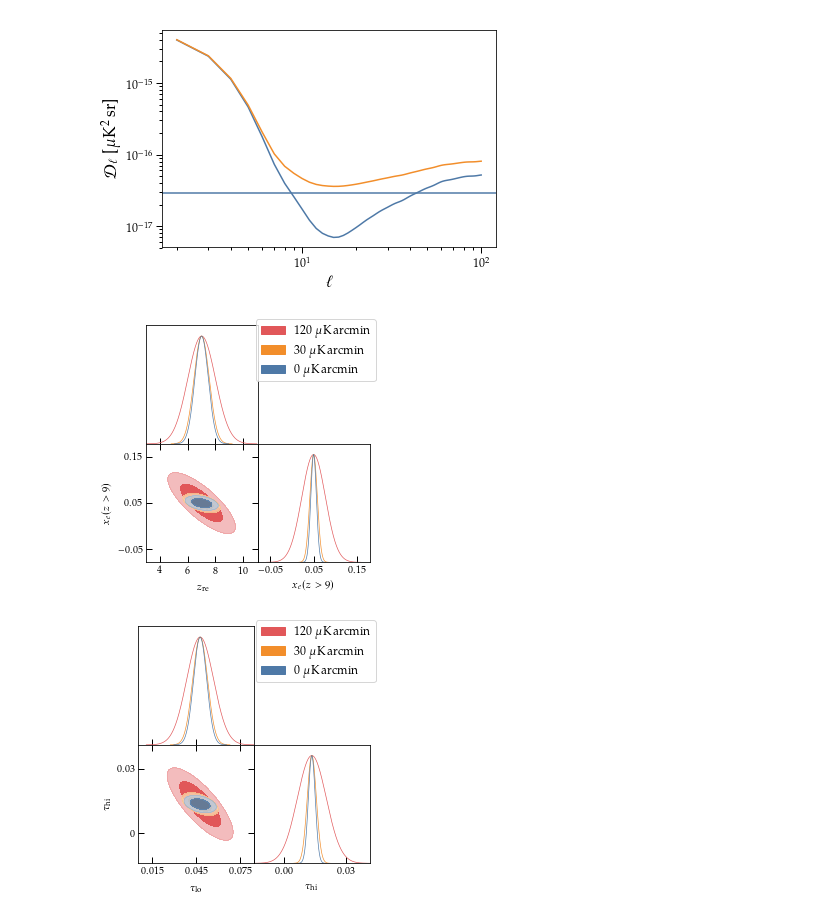
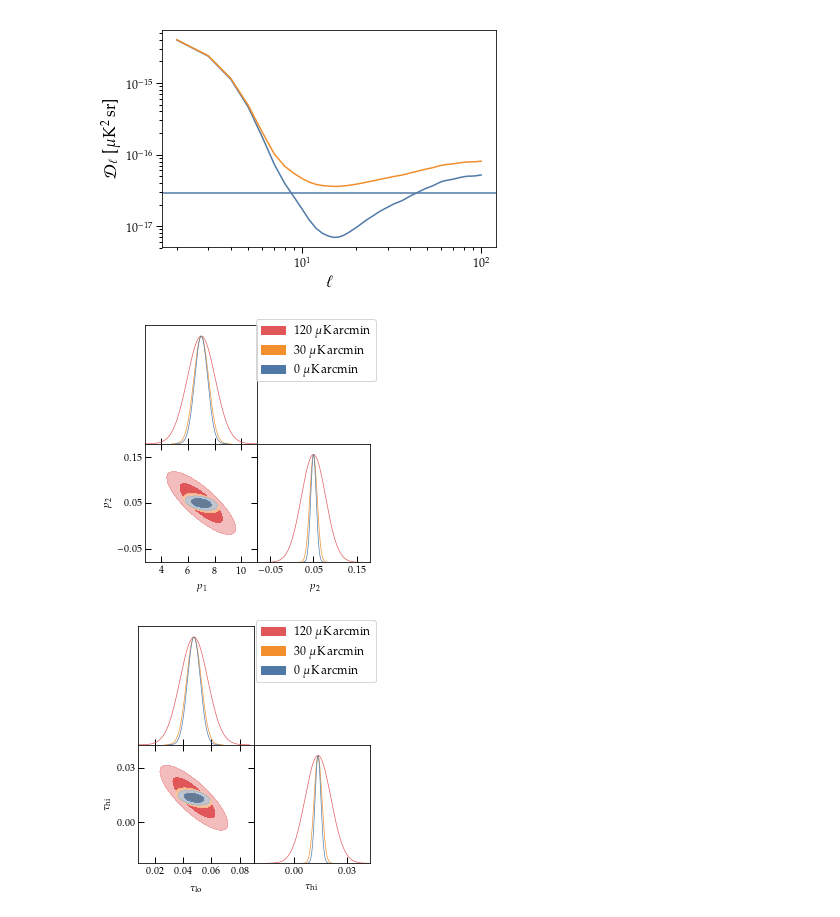
Before and after one commit to dncnwtts/low-ell-reionization, a Jupyter notebook: Fisher Testing.ipynb, the cells around one changed output. Drawn from its saved outputs; the diff is of its cells as text; code cells hidden in the pictures.

```diff
--- a/Fisher Testing.ipynb
+++ b/Fisher Testing.ipynb
@@ -572,6 +1197,7 @@ ell = np.arange(lmax+1)
 num = 30
 Fll1 = np.zeros(num)
 Fll2 = np.zeros(num)
+'''
 
 y = get_EE_2D(z, x_e, lmax=lmax)
 logy = np.log(y)
@@ -584,8 +1210,16 @@ for i, dxe in enumerate(dxes):
     den = y
     plt.figure(1)
     plt.loglog(ell[2:], (2*ell[2:]+1)/2*(dCldxe[2:]*dxe/den[2:])**2, color=plt.cm.viridis(i/len(dxes)))
+    plt.xlabel(r'$\ell$')
+    plt.ylabel(r'$F_{xx}\times\delta x^2$')
+    plt.title(r'Uses $(dC_\ell/dx)/C_\ell$')
+
     plt.figure(2)
     plt.loglog(ell[2:], (2*ell[2:]+1)/2*(dlogCldxe[2:]*dxe)**2, color=plt.cm.viridis(i/len(dxes)))
+    plt.xlabel(r'$\ell$')
+    plt.ylabel(r'$F_{xx}\times\delta x^2$')
+    plt.title(r'Uses $d (\log C_\ell)/dx$')
+
     plt.figure(3)
     t = (2*ell[2:]+1)/2*(dlogCldxe[2:]*dxe)**2
     plt.loglog(ell[2:], (2*ell[2:]+1)/2*abs((dCldxe[2:]*dxe/den[2:])**2 -  (dlogCldxe[2:]*dxe)**2)/t,
@@ -596,9 +1230,14 @@ for i, dxe in enumerate(dxes):
 plt.figure()
 for i in range(len(dxes)):
     plt.semilogx(dxes[i], Fll1[i], 'o', color=plt.cm.viridis(i/len(dxes)))
-plt.figure()
 for i in range(len(dxes)):
     plt.semilogx(dxes[i], Fll2[i], 'o', color=plt.cm.viridis(i/len(dxes)))
+plt.xlabel(r'$\delta x_e$')
+plt.semilogx(dxes, Fll1, label='Derivative of Cl')
+plt.semilogx(dxes, Fll2, label='Derivative of log(Cl)')
+plt.ylabel(r'$F_{xx}$')
+plt.legend(loc='best')
 
 print(1/Fll1**0.5)
+'''
 # %% [output]
@@ -687,7 +1298,3 @@ plt.xlim([0, 100])
 (0, 100)
 [figure]
 [figure]
-# %%
-zreios = np.linspace(6, 8, 5)
-for i, zreio in enumerate(zreios):
-    plt.loglog(ell, get_EE(zreio, lmax=lmax), color=plt.cm.viridis(i/len(zreios)))
@@ -732,17 +1337,3 @@ plt.title('Constraining instantaneous reionization', size=20)
 # %% [output]
 Text(0.5, 1.0, 'Constraining instantaneous reionization')
 [figure]
-# %%
-z = 6
-lmax = 100
-ell = np.arange(lmax+1)
-Fll = np.zeros(num)
-dzs = np.linspace(0.1, 1, num)
-for i, dz in enumerate(dzs):
-    dlogCldz = (np.log(get_EE(z+dz)) - np.log(get_EE(z)))/dz
-    Fll[i] = sum( (2*ell[2:]+1)/2*dlogCldz[2:]**2)
-#sm = plt.cm.ScalarMappable(cmap=plt.cm.viridis, norm=plt.Normalize(vmin=0, vmax=1))
-# fake up the array of the scalar mappable. Urgh...
-#sm._A = []
-#plt.colorbar(sm, label=r'$\mathrm dz$')
-plt.plot(dzs, Fll)
@@ -902,37 +1499,45 @@ gausses = []
 mean = np.array([7, 0.05])
 for i in range(len(F)):
     cov = np.linalg.inv(F[i])
-    gauss = GaussianND(mean, cov, labels=labels, label=r'${0}\ \mathrm{{\mu K\,arcmin}}$'.format(wps[i]))
+    gauss = GaussianND(mean, cov, label=r'${0}\ \mathrm{{\mu K\,arcmin}}$'.format(wps[i]))
     gausses.append(gauss)
 
 g = plots.getSubplotPlotter()
 g.triangle_plot(gausses[::-1], filled=True, colors=['C2', 'C1', 'C0'], contour_colors=['C2','C1','C0'])
 plt.savefig('contours.png', dpi=300)
 # %% [output]
-[figure, old version]
+[figure, new version]
 # %%
 wps = np.arange(0, 110, 20)
 wps = np.array([cv_noise, class_noise, planck_noise])
 F = []
 
 TransMat = np.array([[1/dtaulodz**2, 1/dtaulodz/dtauhidx],
                      [1/dtaulodz/dtauhidx, 1/dtauhidx**2]])
 
 for wp in wps:
     F.append(get_F(7, 0.1, N_l=(wp*np.pi/180/60)**2/((2.7e6)**2)))
 
 gausses = []
 mean = np.array([7, 0.05])
 taulo, tauhi, tautot = get_taus_simp(7, 0.05)
 mean = np.array([taulo, tauhi])
+tauvars = []
 for i in range(len(F)):
     cov = np.linalg.inv(F[i]*TransMat)
     gauss = GaussianND(mean, cov, labels=[r'$\tau_\mathrm{lo}$', r'$\tau_\mathrm{hi}$'],
                                           label=r'${0}\ \mathrm{{\mu K\,arcmin}}$'.format(wps[i]))
     gausses.append(gauss)
+    tauvars.append(sum(np.diag(cov)))
 
 g = plots.getSubplotPlotter()
 g.triangle_plot(gausses[::-1], filled=True, colors=['C2', 'C1', 'C0'], contour_colors=['C2','C1','C0'])
 plt.savefig('contours.png', dpi=300)
+
+plt.figure()
+tau_arr = np.linspace(0, 0.2, 1000)
+for i in range(len(F)):
+    G = np.exp(-(tautot-tau_arr)**2/(2*tauvars[i]))
+    plt.plot(tau_arr, G, color='C{0}'.format(2-i))
 # %% [output]
-[figure, old version]
+[figure, new version]
```
Also changed, not shown: parts of 70 cells of this notebook, 1 other file.
